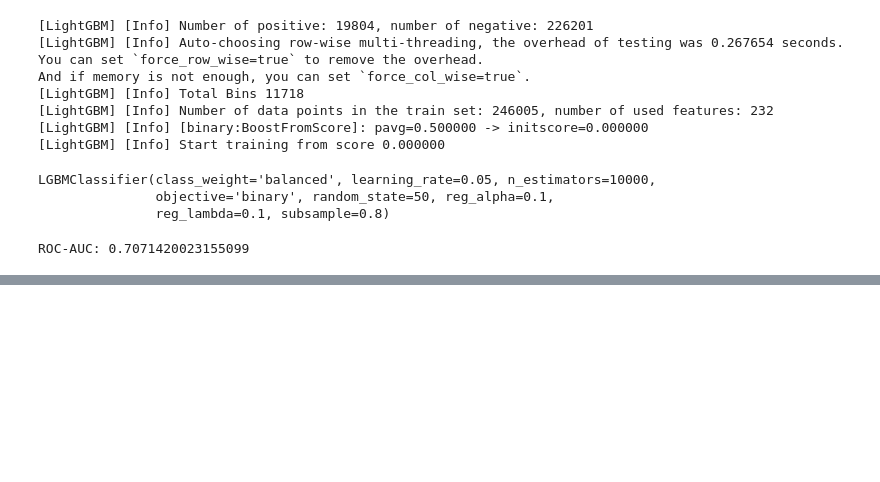
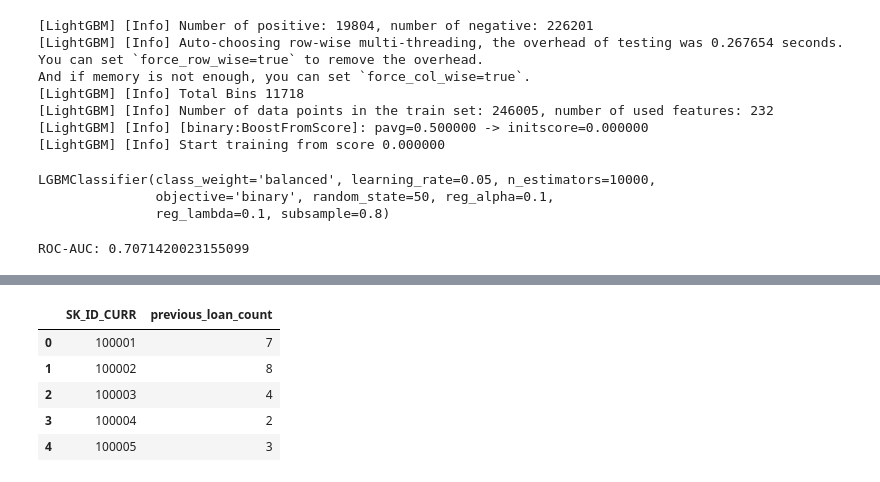
Before and after one commit to yuvraj619/Home_Credit_Default_Risk, a Jupyter notebook: home_credit_default_risk.ipynb, the cells around one changed output, grey strips where cells are left out. Saved outputs shown, nothing was run; the diff lists cells and outputs as text; code cells hidden in the pictures; blank space fills up the shorter version.

```diff
--- a/home_credit_default_risk.ipynb
+++ b/home_credit_default_risk.ipynb
@@ -570,0 +585,9 @@ ROC-AUC: 0.7071420023155099
+# %%
+previous_loan_count.head()
+# %% [output]
+|  | SK_ID_CURR | previous_loan_count |
+| 0 | 100001 | 7 |
+| 1 | 100002 | 8 |
+| 2 | 100003 | 4 |
+| 3 | 100004 | 2 |
+| 4 | 100005 | 3 |
```
Also changed, not shown: parts of 6 cells of this notebook, 2 other files.
